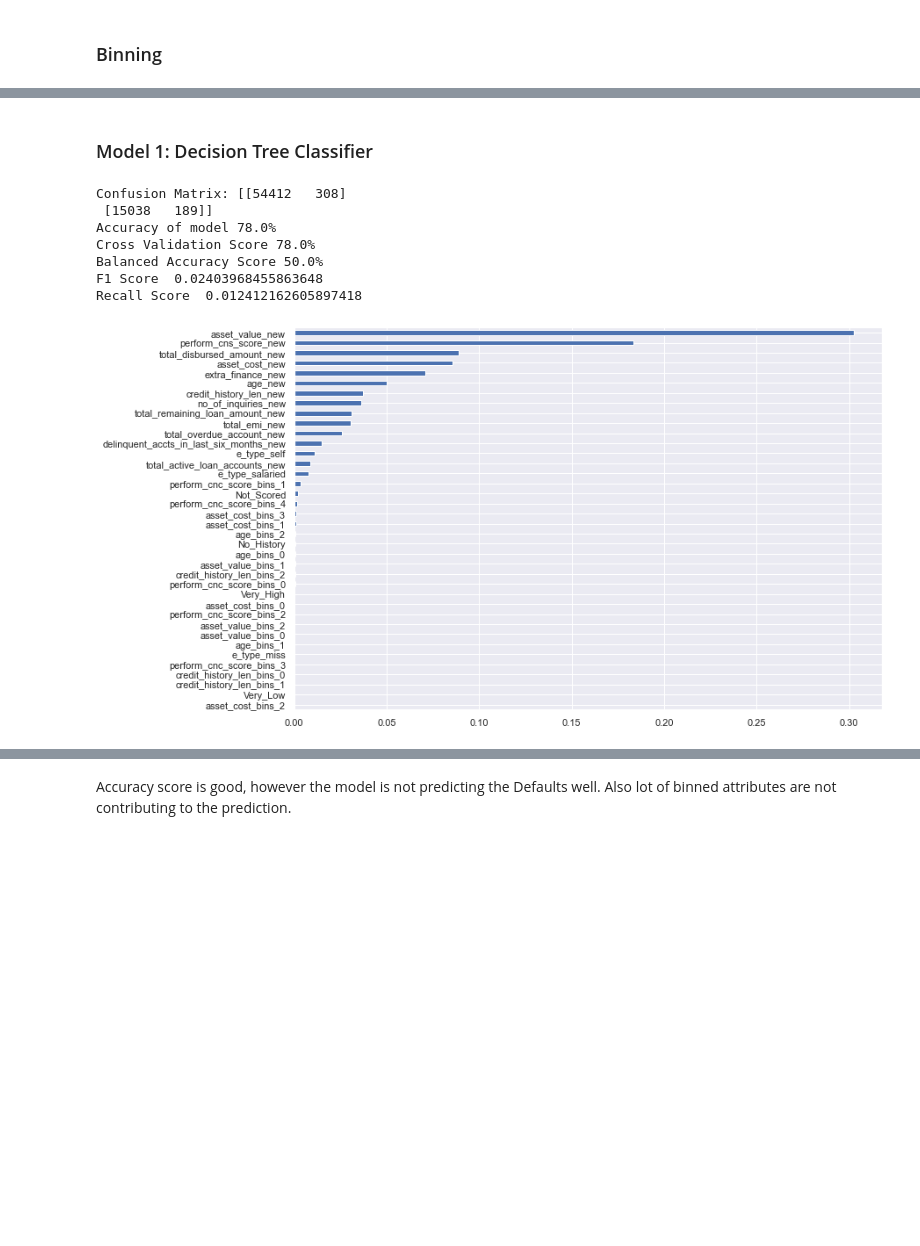
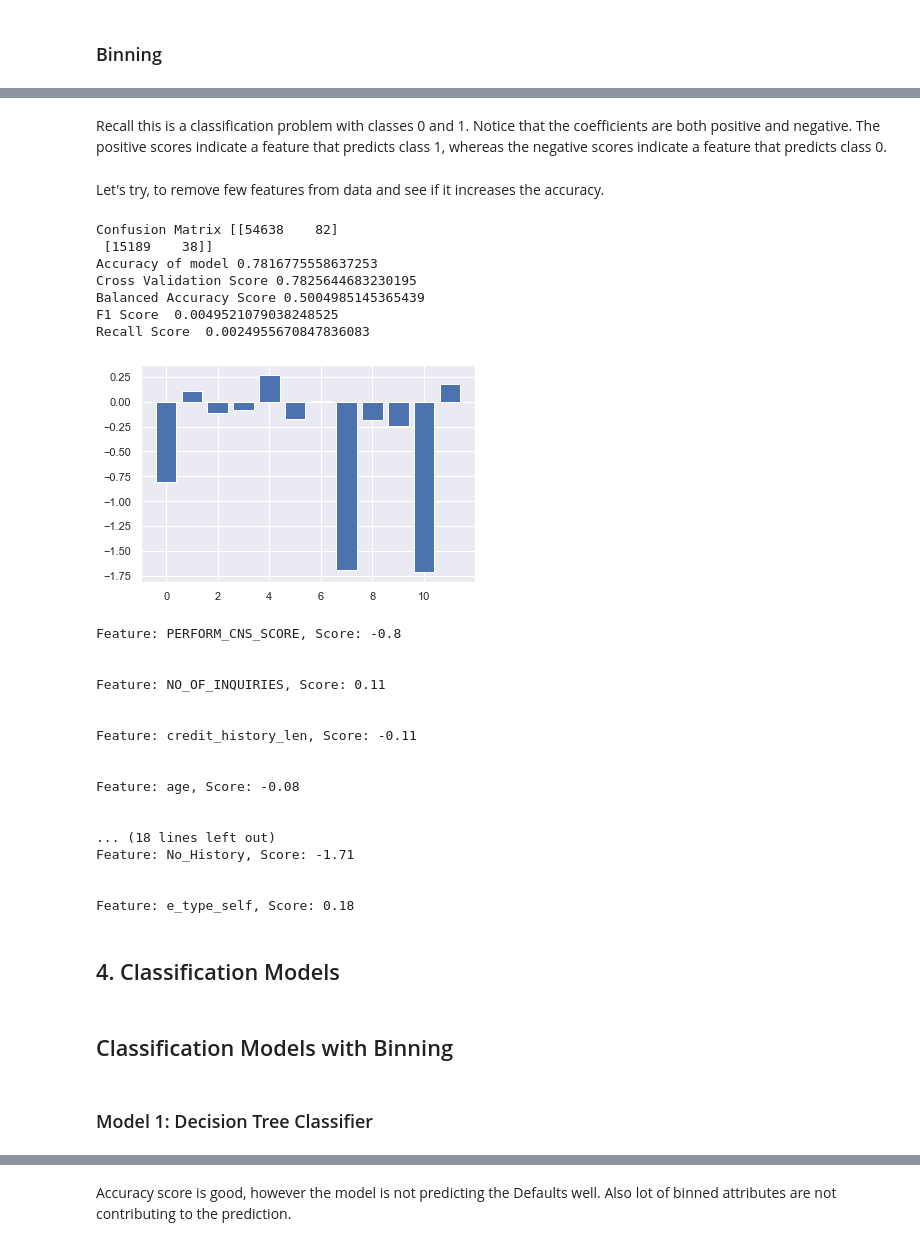
Before and after one commit to vklohiya/random-notebooks, a Jupyter notebook: IDS/EMI-Prediction.ipynb, the cells around one changed output, grey strips where cells are left out. Drawn from its saved outputs; the diff is of its cells as text; code cells hidden in the pictures; blank space fills up the shorter version.

```diff
--- a/IDS/EMI-Prediction.ipynb
+++ b/IDS/EMI-Prediction.ipynb
@@ -647,0 +684,4 @@ bin_df = bin_df.drop(columns, axis=1)
+# %%
+scale_train=scale_df[scale_df['LOAN_DEFAULT'].isnull()!=True]
+scale_test=scale_df[scale_df['LOAN_DEFAULT'].isnull()==True]
+scale_train.head()
@@ -648,13 +751,39 @@ bin_df = bin_df.drop(columns, axis=1)
+# %% [markdown]
+Recall this is a classification problem with classes 0 and 1. Notice that the coefficients are both positive and negative. The positive scores indicate a feature that predicts class 1, whereas the negative scores indicate a feature that predicts class 0.
+# %% [markdown]
+Let's try, to remove few features from data and see if it increases the accuracy.
+# %%
+features_to_be_removed = ["total_emi","extra_finance", "DELINQUENT_ACCTS_IN_LAST_SIX_MONTHS", "total_overdue_account", "total_remaining_loan_amount", "e_type_miss", "e_type_salaried", "ASSET_COST"]
+predict_accuracy_by_feature_elimination(scale_train, features_to_be_removed, model="Logisitic Regression", show_visual=True)
+# %% [output]
+Confusion Matrix [[54638    82]
+ [15189    38]]
+Accuracy of model 0.7816775558637253
+Cross Validation Score 0.7825644683230195
+Balanced Accuracy Score 0.5004985145365439
+F1 Score  0.0049521079038248525
+Recall Score  0.0024955670847836083
+[figure, added]
+Feature: PERFORM_CNS_SCORE, Score: -0.8
+
+
+Feature: NO_OF_INQUIRIES, Score: 0.11
+
+
+Feature: credit_history_len, Score: -0.11
+
+
+Feature: age, Score: -0.08
+
+
+... (18 lines left out)
+Feature: No_History, Score: -1.71
+
+
+Feature: e_type_self, Score: 0.18
+# %% [markdown]
+## 4. Classification Models
+# %% [markdown]
+## Classification Models with Binning
 # %% [markdown]
 ### Model 1: Decision Tree Classifier
-# %%
-predict_accuracy_by_feature_elimination(bin_df, features_to_be_removed, model="Decision Tree", show_visual=True)
-# %% [output]
-Confusion Matrix: [[54412   308]
- [15038   189]]
-Accuracy of model 78.0%
-Cross Validation Score 78.0%
-Balanced Accuracy Score 50.0%
-F1 Score  0.02403968455863648
-Recall Score  0.012412162605897418
-[figure, removed]
```
Also changed, not shown: parts of 67 cells of this notebook.
